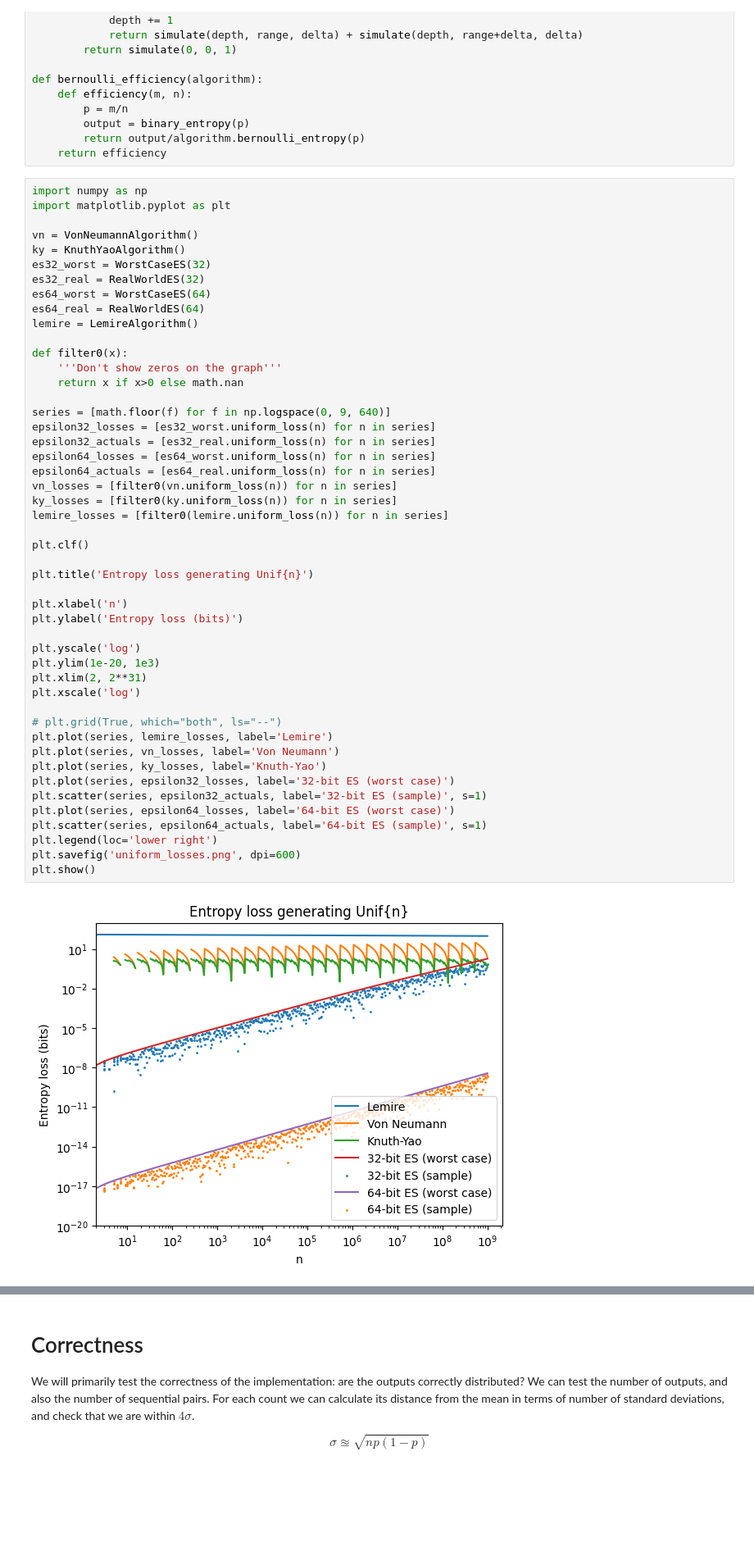
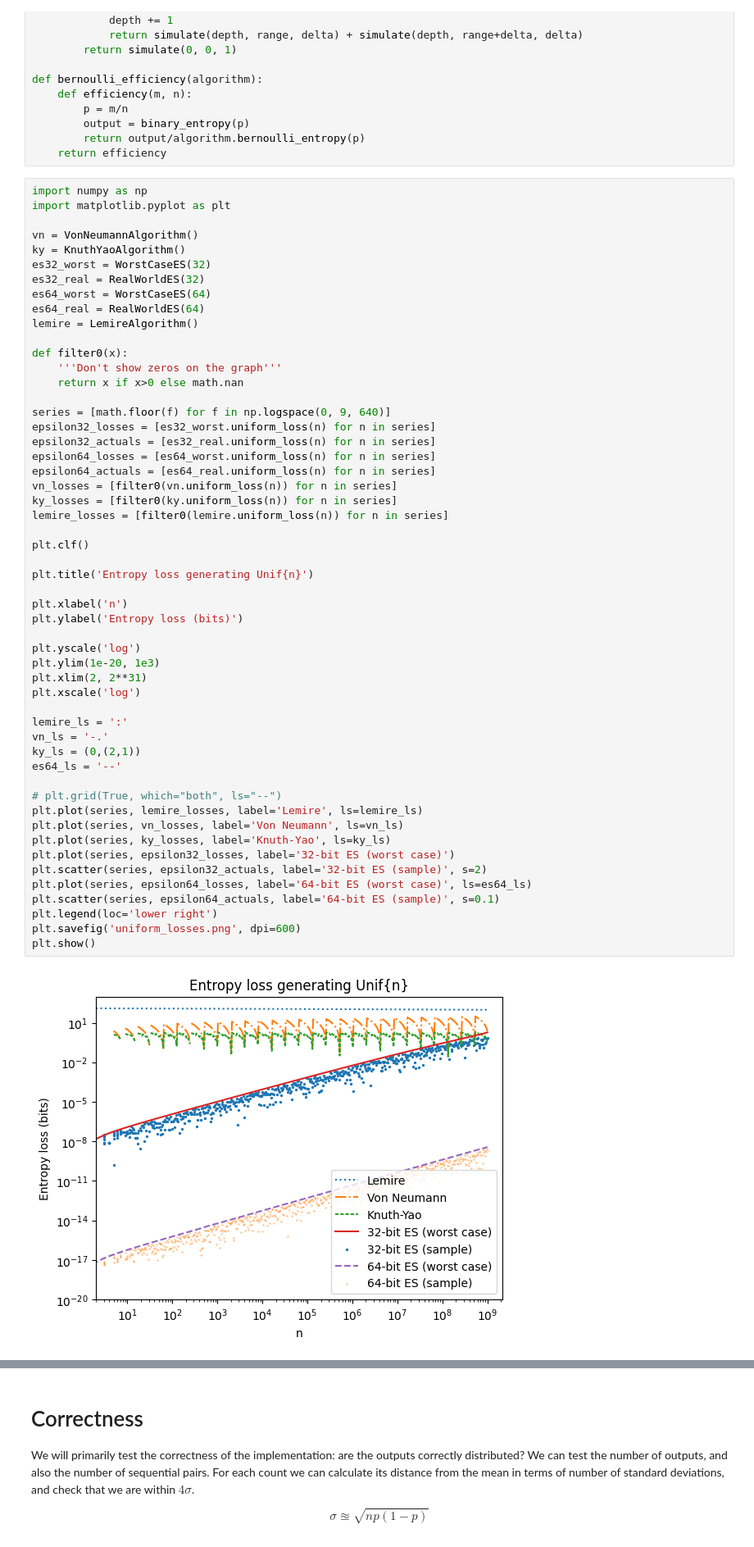
Before and after one commit to calum74/entropy, a Jupyter notebook: paper/reference.ipynb, the cells around one changed output, grey strips where cells are left out. Shown at 82% size. Drawn from its saved outputs; the diff is of its cells as text; blank space fills up the shorter version.

```diff
--- a/paper/reference.ipynb
+++ b/paper/reference.ipynb
@@ -227,40 +227,45 @@ def filter0(x):
     '''Don't show zeros on the graph'''
     return x if x>0 else math.nan
 
 series = [math.floor(f) for f in np.logspace(0, 9, 640)]
 epsilon32_losses = [es32_worst.uniform_loss(n) for n in series]
 epsilon32_actuals = [es32_real.uniform_loss(n) for n in series]
 epsilon64_losses = [es64_worst.uniform_loss(n) for n in series]
 epsilon64_actuals = [es64_real.uniform_loss(n) for n in series]
 vn_losses = [filter0(vn.uniform_loss(n)) for n in series]
 ky_losses = [filter0(ky.uniform_loss(n)) for n in series]
 lemire_losses = [filter0(lemire.uniform_loss(n)) for n in series]
 
 plt.clf()
 
 plt.title('Entropy loss generating Unif{n}')
 
 plt.xlabel('n')
 plt.ylabel('Entropy loss (bits)')
 
 plt.yscale('log')
 plt.ylim(1e-20, 1e3)
 plt.xlim(2, 2**31)
 plt.xscale('log')
 
+lemire_ls = ':'
+vn_ls = '-.'
+ky_ls = (0,(2,1))
+es64_ls = '--'
+
 # plt.grid(True, which="both", ls="--")
-plt.plot(series, lemire_losses, label='Lemire')
-plt.plot(series, vn_losses, label='Von Neumann')
-plt.plot(series, ky_losses, label='Knuth-Yao')
+plt.plot(series, lemire_losses, label='Lemire', ls=lemire_ls)
+plt.plot(series, vn_losses, label='Von Neumann', ls=vn_ls)
+plt.plot(series, ky_losses, label='Knuth-Yao', ls=ky_ls)
 plt.plot(series, epsilon32_losses, label='32-bit ES (worst case)')
-plt.scatter(series, epsilon32_actuals, label='32-bit ES (sample)', s=1)
-plt.plot(series, epsilon64_losses, label='64-bit ES (worst case)')
-plt.scatter(series, epsilon64_actuals, label='64-bit ES (sample)', s=1)
+plt.scatter(series, epsilon32_actuals, label='32-bit ES (sample)', s=2)
+plt.plot(series, epsilon64_losses, label='64-bit ES (worst case)', ls=es64_ls)
+plt.scatter(series, epsilon64_actuals, label='64-bit ES (sample)', s=0.1)
 plt.legend(loc='lower right')
 plt.savefig('uniform_losses.png', dpi=600)
 plt.show()
 # %% [output]
-[figure, old version]
+[figure, new version]
 # %%
 vn_efficiency_fn = card_shuffling_efficiency(vn)
 ky_efficiency_fn = card_shuffling_efficiency(ky)
```
Also changed, not shown: parts of 3 cells of this notebook, 9 other files.
